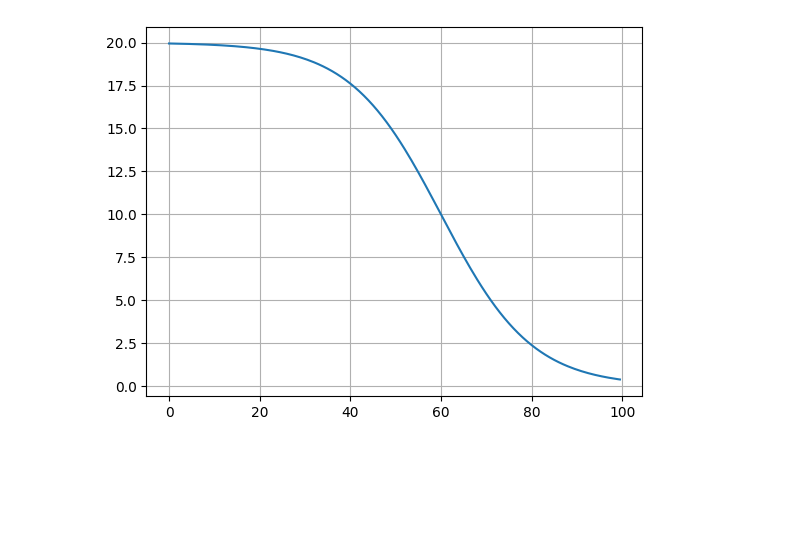
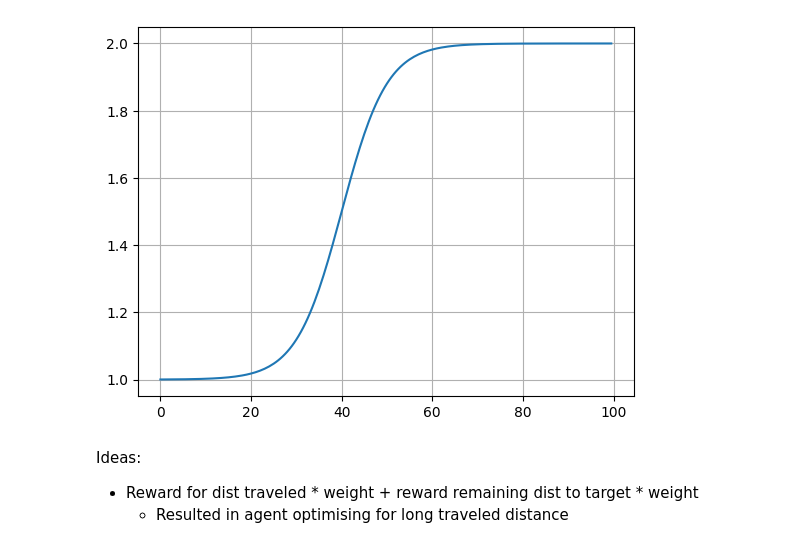
Before and after one commit to muehlefeldt/unity-machine-learning, a Jupyter notebook: notebooks/reward.ipynb, the cells around one changed output. Cells and saved outputs as stored; diff of their text form; code cells hidden in the pictures; blank space fills up the shorter version.

```diff
--- a/notebooks/reward.ipynb
+++ b/notebooks/reward.ipynb
@@ -22,23 +21,27 @@ plt.grid()
 # %%
 # Sigmoid function.
 # Idea: Max reward (=1) if distance traveld below minimum distance.
 # With increasing distance rapidly dropping reward.
 def reward_function_dist_traveled(x):
-    c = 0.1 # Stretch factor.
-    min = min_dist * 3 # Minimum distance.
-    return ((-beta) / (1 + np.e**(-1 * c * (x - min)))) + beta
+    c = 0.2 # Stretch factor.
+    min = min_dist * 2 # Minimum distance.
+    return ((beta) / (1 + np.e**(-1 * c * (x - min)))) + beta
+
+x = np.arange(0, 100, 0.5)
+y = [reward_function_dist_traveled(elem) for elem in x]
+plt.plot(x, y)
+plt.grid()
+# %% [output]
+[figure, added]
-# %%
-x = np.arange(0, 100, 0.5)
-y = [reward_function_dist_traveled(elem) for elem in x]
-plt.plot(x, y)
-plt.grid()
-# %% [output]
-[figure, removed]
 # %%
 def get_reward_component_distance_traveled(distance):
     return reward_function_dist_traveled(distance)
 
 def get_reward_component_distance_to_target(distance):
     return reward_function_dist_to_target(distance)
+# %% [markdown]
+Ideas:
+* Reward for dist traveled * weight + reward remaining dist to target * weight
+  * Resulted in agent optimising for long traveled distance
 # %%
 def get_reward(dist_traveled, dist_to_target):
```
Also changed, not shown: parts of 13 cells of this notebook.
